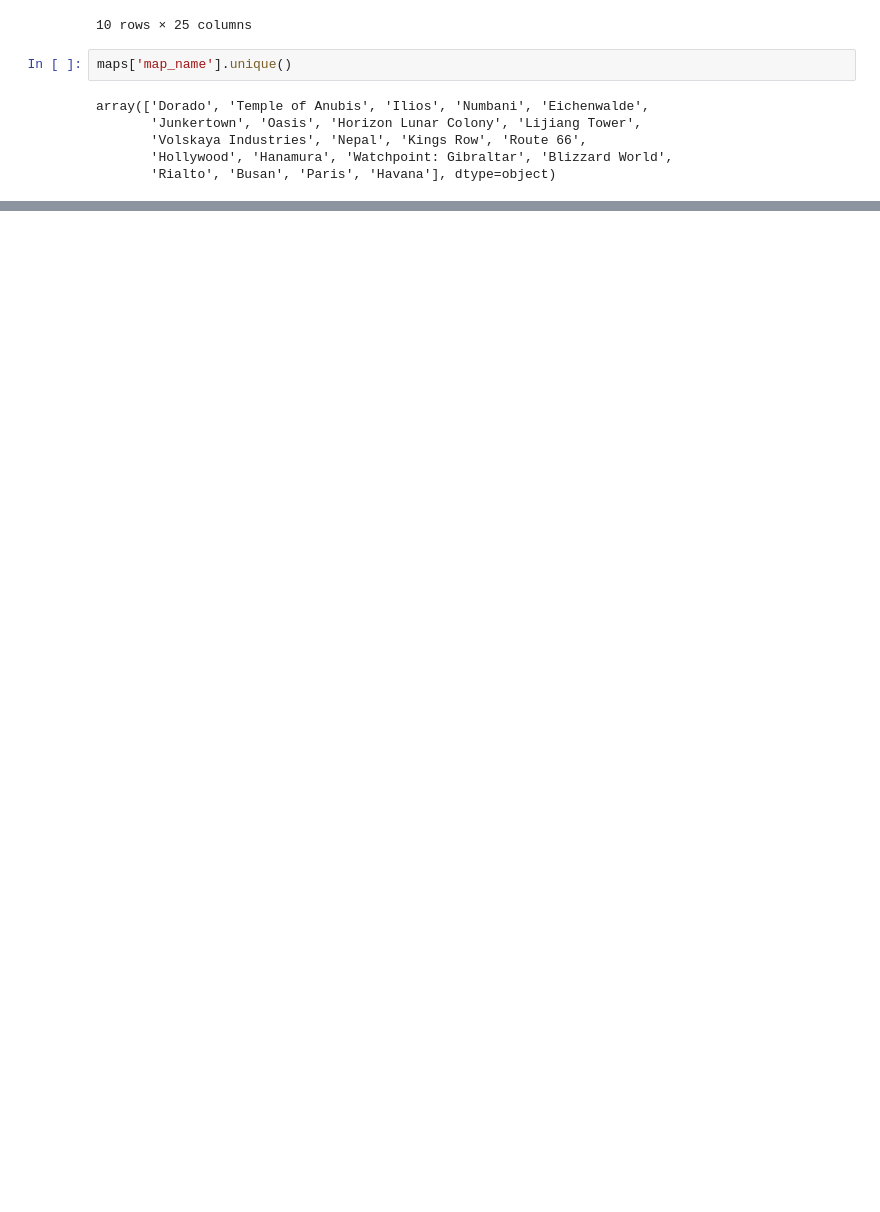
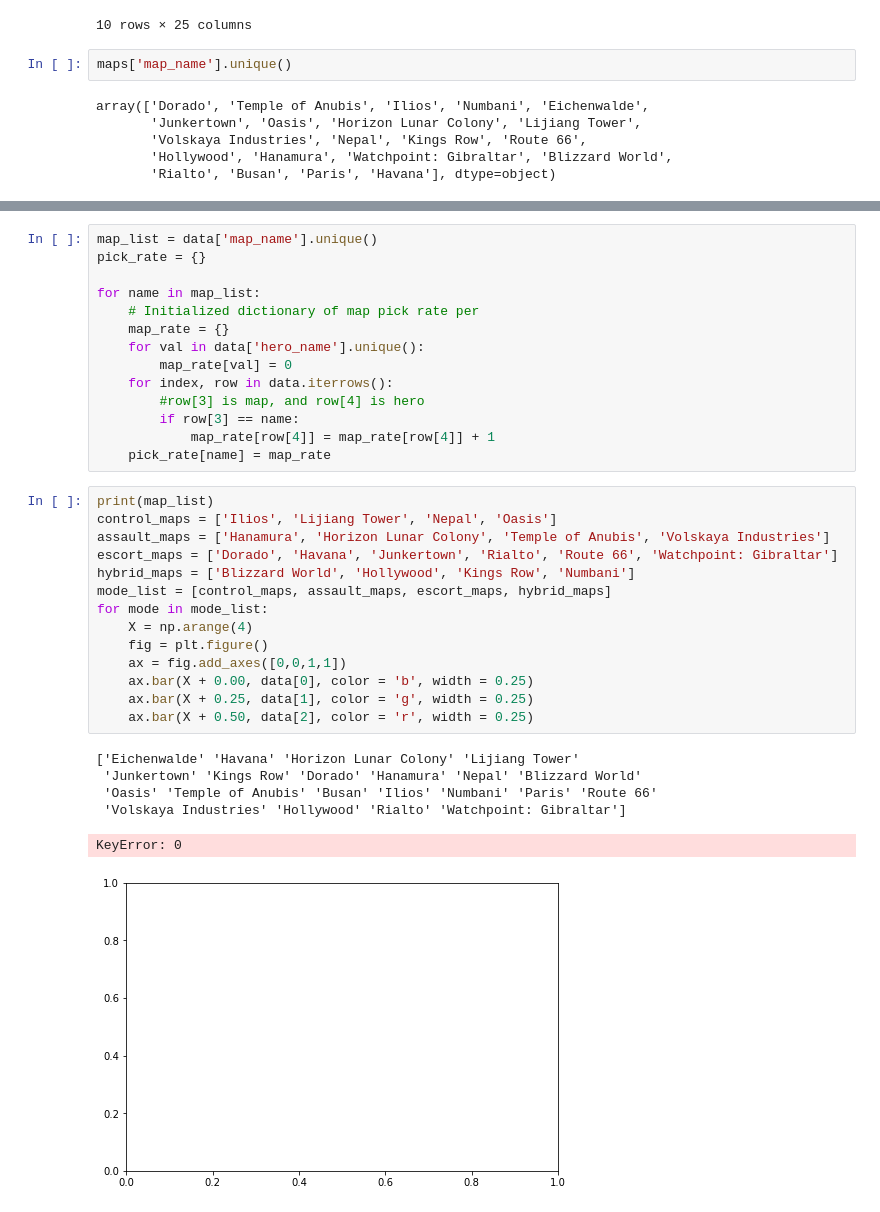
Before and after one commit to bfleming2/Overwatch-Analysis, a Jupyter notebook: Final.ipynb, the cells around one changed output, grey strips where cells are left out. Drawn from its saved outputs; the diff is of its cells as text; blank space fills up the shorter version.

```diff
--- a/Final.ipynb
+++ b/Final.ipynb
@@ -159,0 +197,35 @@ win_perc
+# %%
+map_list = data['map_name'].unique()
+pick_rate = {}
+
+for name in map_list:
+    # Initialized dictionary of map pick rate per
+    map_rate = {}
+    for val in data['hero_name'].unique():
+        map_rate[val] = 0
+    for index, row in data.iterrows():
+        #row[3] is map, and row[4] is hero
+        if row[3] == name:
+            map_rate[row[4]] = map_rate[row[4]] + 1
+    pick_rate[name] = map_rate
+# %%
+print(map_list)
+control_maps = ['Ilios', 'Lijiang Tower', 'Nepal', 'Oasis']
+assault_maps = ['Hanamura', 'Horizon Lunar Colony', 'Temple of Anubis', 'Volskaya Industries']
+escort_maps = ['Dorado', 'Havana', 'Junkertown', 'Rialto', 'Route 66', 'Watchpoint: Gibraltar']
+hybrid_maps = ['Blizzard World', 'Hollywood', 'Kings Row', 'Numbani']
+mode_list = [control_maps, assault_maps, escort_maps, hybrid_maps]
+for mode in mode_list:
+    X = np.arange(4)
+    fig = plt.figure()
+    ax = fig.add_axes([0,0,1,1])
+    ax.bar(X + 0.00, data[0], color = 'b', width = 0.25)
+    ax.bar(X + 0.25, data[1], color = 'g', width = 0.25)
+    ax.bar(X + 0.50, data[2], color = 'r', width = 0.25)
+# %% [output]
+['Eichenwalde' 'Havana' 'Horizon Lunar Colony' 'Lijiang Tower'
+ 'Junkertown' 'Kings Row' 'Dorado' 'Hanamura' 'Nepal' 'Blizzard World'
+ 'Oasis' 'Temple of Anubis' 'Busan' 'Ilios' 'Numbani' 'Paris' 'Route 66'
+ 'Volskaya Industries' 'Hollywood' 'Rialto' 'Watchpoint: Gibraltar']
+KeyError: 0
+[figure, added]
```
Also changed, not shown: parts of 6 cells of this notebook.
